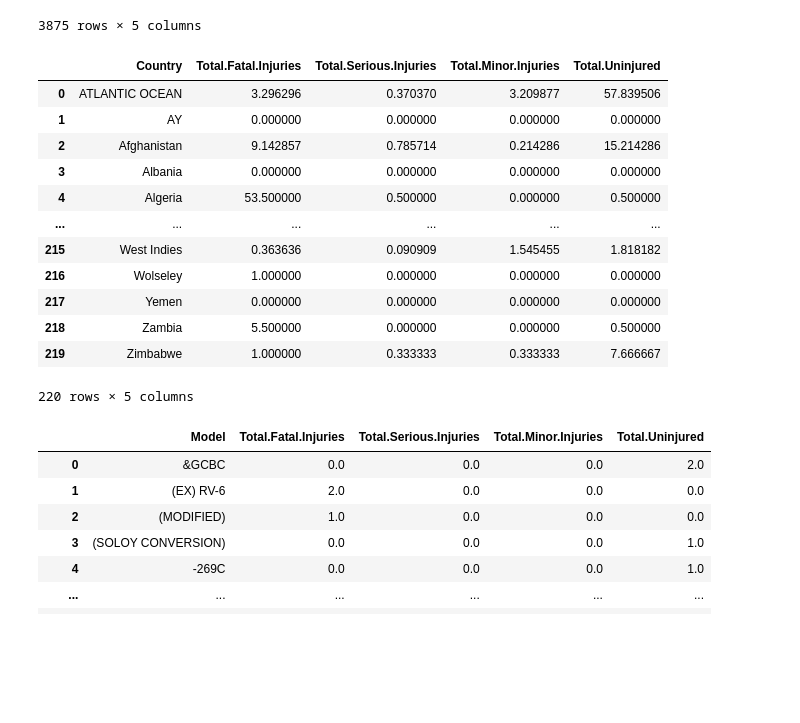
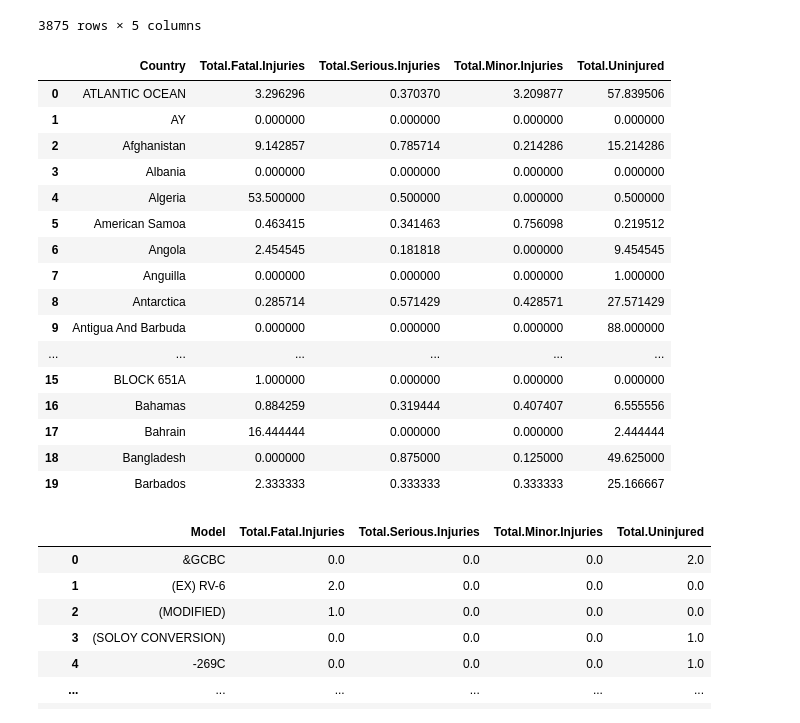
Before and after one commit to Eugene-Asengi/dsc-phase-1-project-v3, a Jupyter notebook: student.ipynb, the cells around one changed output. Cells and saved outputs as stored; diff of their text form; code cells hidden in the pictures; blank space fills up the shorter version.

```diff
--- a/student.ipynb
+++ b/student.ipynb
@@ -265,6 +265,8 @@ Broad.phase.of.flight     0
 Report.Status             0
 Publication.Date          0
 dtype: int64
+# %%
+Aviation_data=Aviation_data.applymap(lambda x: x.encode('unicode_escape').decode('utf-8') if isinstance(x, str)else x)
 # %%
 # Dropping duplicates
 Aviation_data.drop_duplicates()
@@ -366,25 +368,29 @@ df
 # %%
 df = Aviation_data.groupby('Country').agg({
     'Total.Fatal.Injuries': 'mean',
     'Total.Serious.Injuries': 'mean',
     'Total.Minor.Injuries': 'mean',
     'Total.Uninjured': 'mean'
 }).reset_index()
-df
+df.head(20)
 # %% [output]
 |  | Country | Total.Fatal.Injuries | Total.Serious.Injuries | Total.Minor.Injuries | Total.Uninjured |
 | 0 | ATLANTIC OCEAN | 3.296296 | 0.370370 | 3.209877 | 57.839506 |
 | 1 | AY | 0.000000 | 0.000000 | 0.000000 | 0.000000 |
 | 2 | Afghanistan | 9.142857 | 0.785714 | 0.214286 | 15.214286 |
 | 3 | Albania | 0.000000 | 0.000000 | 0.000000 | 0.000000 |
 | 4 | Algeria | 53.500000 | 0.500000 | 0.000000 | 0.500000 |
+| 5 | American Samoa | 0.463415 | 0.341463 | 0.756098 | 0.219512 |
+| 6 | Angola | 2.454545 | 0.181818 | 0.000000 | 9.454545 |
+| 7 | Anguilla | 0.000000 | 0.000000 | 0.000000 | 1.000000 |
+| 8 | Antarctica | 0.285714 | 0.571429 | 0.428571 | 27.571429 |
+| 9 | Antigua And Barbuda | 0.000000 | 0.000000 | 0.000000 | 88.000000 |
 | ... | ... | ... | ... | ... | ... |
-| 215 | West Indies | 0.363636 | 0.090909 | 1.545455 | 1.818182 |
-| 216 | Wolseley | 1.000000 | 0.000000 | 0.000000 | 0.000000 |
-| 217 | Yemen | 0.000000 | 0.000000 | 0.000000 | 0.000000 |
-| 218 | Zambia | 5.500000 | 0.000000 | 0.000000 | 0.500000 |
-| 219 | Zimbabwe | 1.000000 | 0.333333 | 0.333333 | 7.666667 |
+| 15 | BLOCK 651A | 1.000000 | 0.000000 | 0.000000 | 0.000000 |
+| 16 | Bahamas | 0.884259 | 0.319444 | 0.407407 | 6.555556 |
+| 17 | Bahrain | 16.444444 | 0.000000 | 0.000000 | 2.444444 |
+| 18 | Bangladesh | 0.000000 | 0.875000 | 0.125000 | 49.625000 |
+| 19 | Barbados | 2.333333 | 0.333333 | 0.333333 | 25.166667 |
-220 rows × 5 columns
 # %%
 df = Aviation_data.groupby('Model').agg({
     'Total.Fatal.Injuries': 'mean',
```
Also changed, not shown: parts of 5 cells of this notebook.
